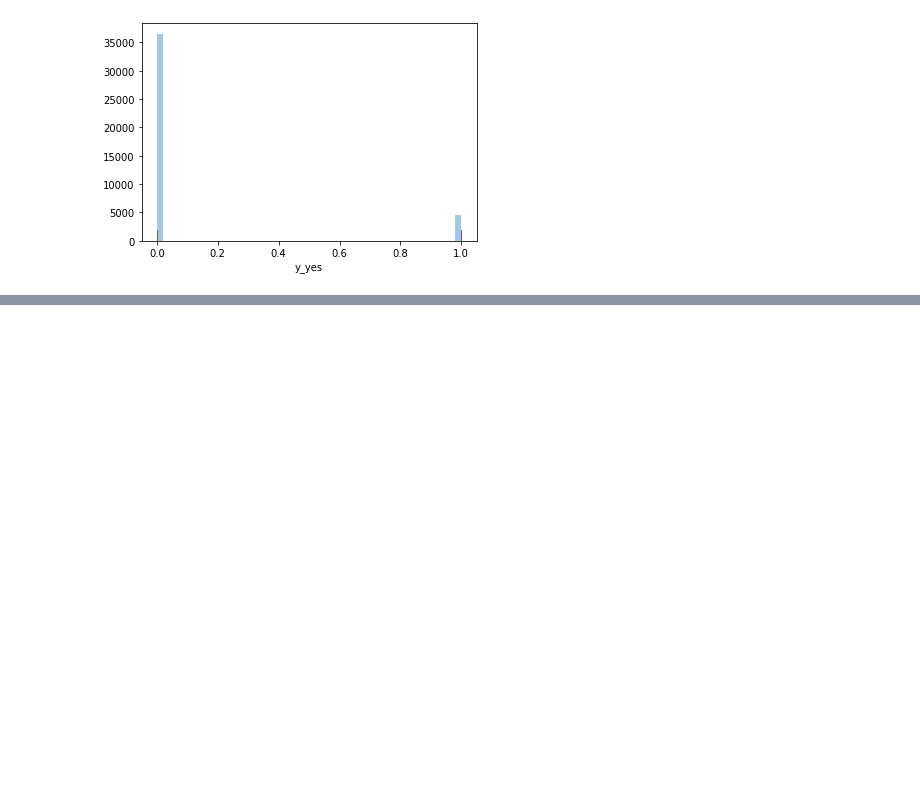
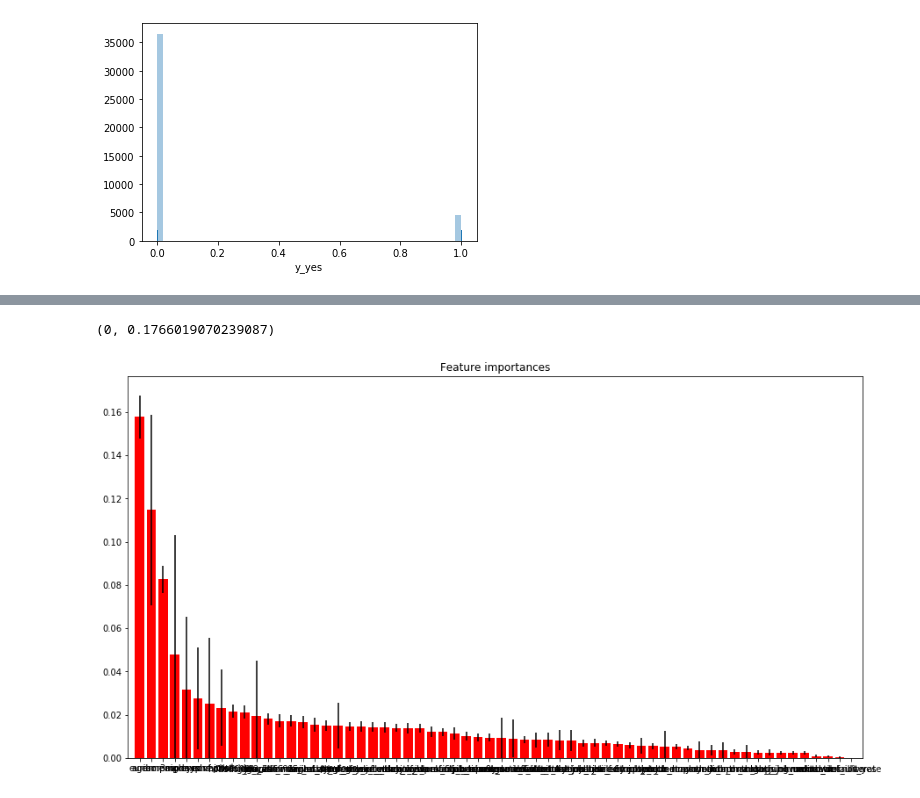
Before and after one commit to fjpa121197/DataScienceDM, a Jupyter notebook: Lab4/Lab4_bank_clf.ipynb, the cells around one changed output, grey strips where cells are left out. Drawn from its saved outputs; the diff is of its cells as text; code cells hidden in the pictures; blank space fills up the shorter version.

```diff
--- a/Lab4/Lab4_bank_clf.ipynb
+++ b/Lab4/Lab4_bank_clf.ipynb
@@ -63,4 +46,4 @@ Dummy ACC: 0.80
 # %%
 #Convert categorical values into dummy values
-df_dummies = pd.get_dummies(df)
+df_dummies = pd.get_dummies(df_2)
 df_dummies.head()
@@ -73,3 +62,22 @@ df_dummies.drop(columns=['duration','y_no'],inplace=True)
 sns_plot = sns.distplot(df_dummies['y_yes'], kde=False, rug=True)
 # %% [output]
 [figure]
+# %%
+#Separate labels and target values
+df_dummies_x = df_dummies.drop(['y_yes'],axis = 1)
+df_dummies_y = df_dummies['y_yes']
+# %%
+x_values = df_dummies_x.values
+y_values = df_dummies_y.values
+# %%
+#Run a classifier
+rf = RandomForestClassifier()
+skf = StratifiedKFold(n_splits=10)
+scores = []
+for train_index, test_index in skf.split(x_values,y_values):
+    x_train, x_test = x_values[train_index], x_values[test_index]
+    y_train, y_test = y_values[train_index], y_values[test_index]
+
+    rf.fit(x_train,y_train)
+    y_predict= rf.predict(x_test)
+    scores.append(acc(y_test,y_predict))
@@ -75,0 +98,18 @@ sns_plot = sns.distplot(df_dummies['y_yes'], kde=False, rug=True)
+# %%
+importances = rf.feature_importances_
+std = np.std([tree.feature_importances_ for tree in rf.estimators_], axis = 0)
+indices = np.argsort(importances)[::-1]
+features = list(df_dummies_x)
+# Plot the feature importances of the forest
+fig = plt.figure()
+plt.title("Feature importances")
+plt.bar(range(X.shape[1]), importances[indices],
+       color="r", yerr=std[indices], align="center")
+plt.xticks(range(X.shape[1]), np.array(features)[indices])
+plt.xlim([-1, X.shape[1]])
+fig.set_size_inches(15,8)
+axes = plt.gca()
+axes.set_ylim([0,None])
+# %% [output]
+(0, 0.1766019070239087)
+[figure, added]
```
Also changed, not shown: parts of 9 cells of this notebook.
